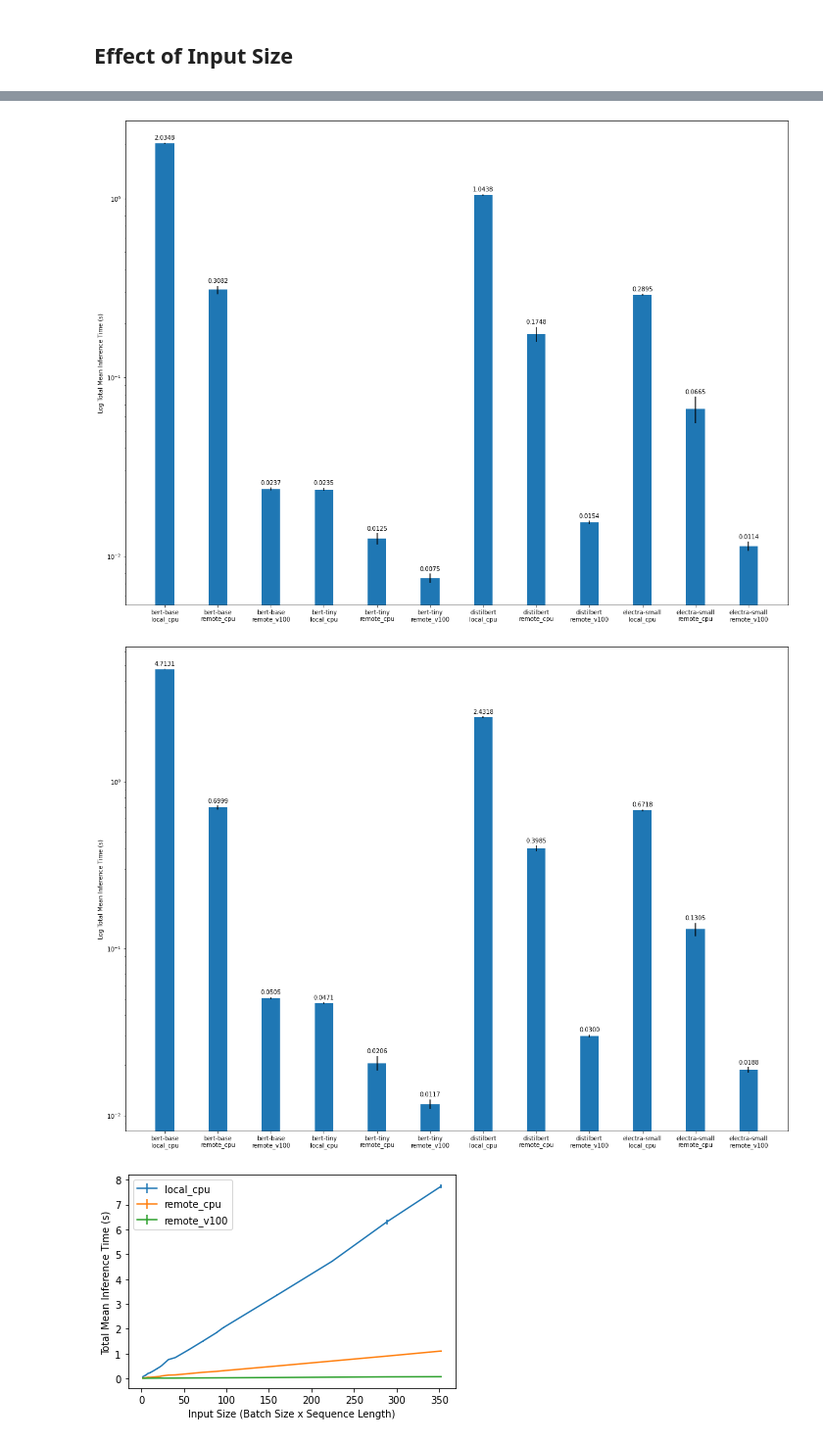
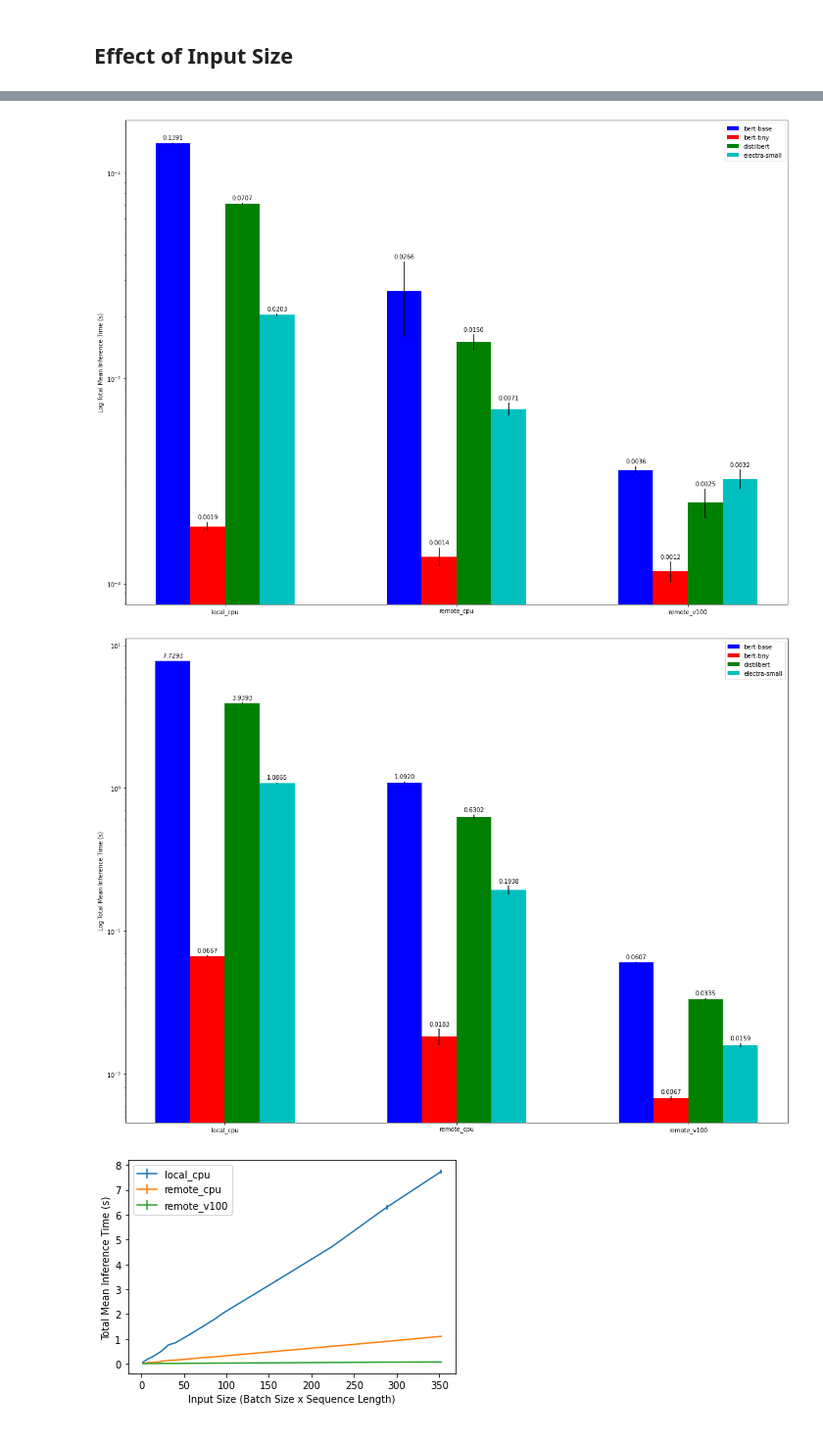
Before and after one commit to kharkarag/practical-transformer-deployment, a Jupyter notebook: Analysis.ipynb, the cells around one changed output, grey strips where cells are left out. Shown at 98% size. Saved outputs shown, nothing was run; the diff lists cells and outputs as text; code cells hidden in the pictures.

```diff
--- a/Analysis.ipynb
+++ b/Analysis.ipynb
@@ -14,3 +8,3 @@ os.getcwd()
 # %%
-with open('master_results_updated.json') as f:
+with open('master_results.json') as f:
     master_results = json.load(f)
@@ -131,2 +223,15 @@ plot_all_models(master_results_updated, analyze_batch_size_plot, "Time vs. Batch
+# %%
+color_map = {
+        'bert-base': 'b',
+        'bert-tiny': 'r',
+        'distilbert': 'g',
+        'electra-small': 'c'
+    }
+
+symbol_map = {
+        'local_cpu': 'o',
+        'remote_cpu': 's',
+        'remote_v100': '^',
+    }
 # %%
 def analyze_batch_size_plot_all(master_results, onnx_opt='false'):
@@ -173,17 +287,24 @@ analyze_batch_size_plot_all(master_results, onnx_opt='false')
 # %%
 def plot_at_input_size(master_results, input_size='bs32_sl3', onnx_opt='false'):
     plt.figure(figsize=(20,15))
-    labels = []
+    colors = []
 
-    values = dict()
-    stddevs = dict()
+    labels = list(symbol_map.keys())
+    x = np.arange(len(labels))
+    width = 0.15  # the width of the bars
+
+    values = defaultdict(dict)
+    stddevs = defaultdict(dict)
     for model, model_results in master_results.items():
         results = model_results[onnx_opt]
 
         input_value = results[input_size]
         for hardware, hardware_value in input_value.items():
-            values[f"{model}\n{hardware}"] = hardware_value['total_time']['mean']
-            stddevs[f"{model}\n{hardware}"] = hardware_value['total_time']['std']
+#             values[f"{model}\n{hardware}"] = hardware_value['total_time']['mean']
+#             stddevs[f"{model}\n{hardware}"] = hardware_value['total_time']['std']
+            values[model][hardware] = hardware_value['local_time']['mean']
+            stddevs[model][hardware] = hardware_value['local_time']['std']
+            colors.append(color_map[model])
 
 #         sorted_means = dict()
 #         sorted_stds = dict()
@@ -194,26 +315,26 @@ def plot_at_input_size(master_results, input_size='bs32_sl3', onnx_opt='false'):
 #             sorted_means[hardware] = sorted_mean
 #             sorted_stds[hardware] = sorted_std
 
-    labels = list(values.keys())
-    x = np.arange(len(labels))
-    width = 0.35  # the width of the bars
 
-    rects1 = plt.bar(x, values.values(), width, yerr=stddevs.values())
+
+    for i, (model, model_values) in enumerate(values.items()):
+        rects = plt.bar(x + (i-1.5)*width, model_values.values(), width, yerr=stddevs[model].values(), color=color_map[model], label=model)
+        plt.bar_label(rects, fmt="%.4f", padding=3)
 
     plt.ylabel('Log Total Mean Inference Time (s)')
     plt.xticks(x, labels)
     plt.yscale('log')
 
-    plt.bar_label(rects1, fmt="%.4f", padding=3)
+    plt.legend()
     plt.show()
 # %%
-plot_at_input_size(master_results_updated, input_size='bs32_sl3', onnx_opt='false')
+plot_at_input_size(master_results_updated, input_size='bs2_sl3', onnx_opt='false')
 # %% [output]
-[figure, old version]
+[figure, new version]
 # %%
-plot_at_input_size(master_results_updated, input_size='bs32_sl7', onnx_opt='false')
+plot_at_input_size(master_results_updated, input_size='bs32_sl11', onnx_opt='false')
 # %% [output]
-[figure, old version]
+[figure, new version]
 # %%
 analyze_batch_size(master_results_updated['bert-base']['false'])
 # %% [output]
```
Also changed, not shown: parts of 24 cells of this notebook, 8 other files.
